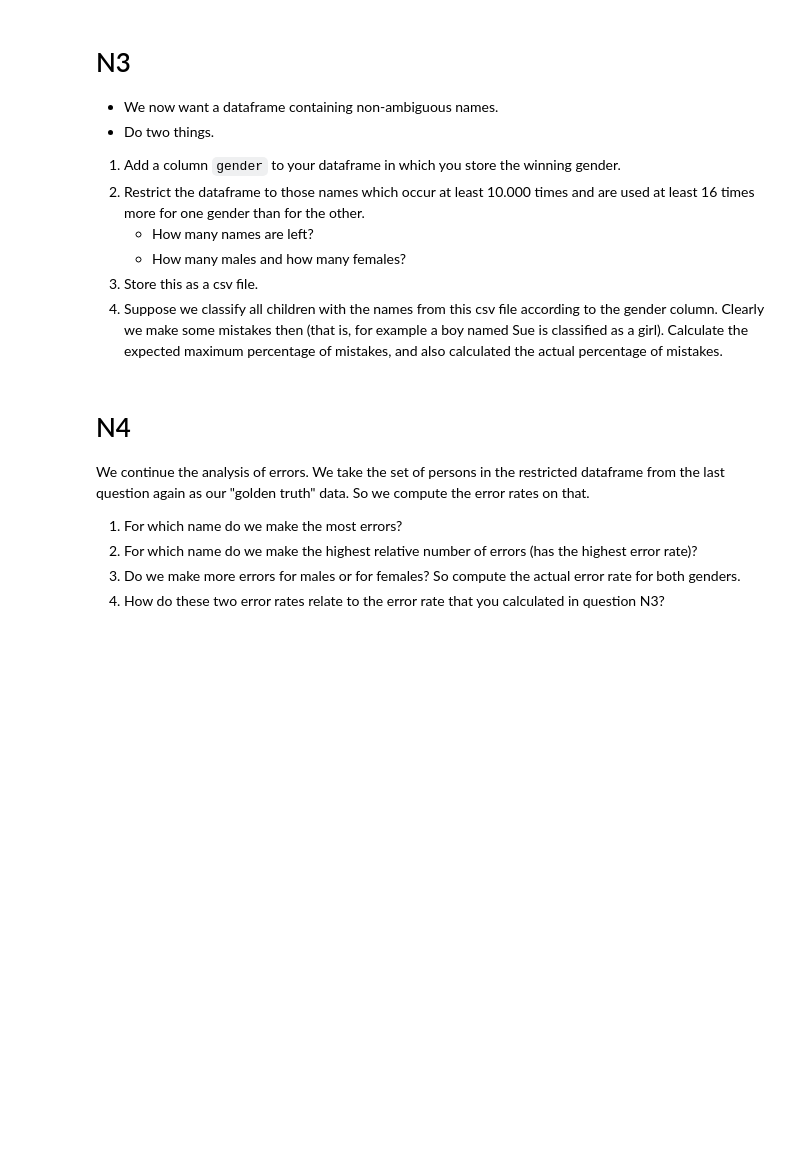
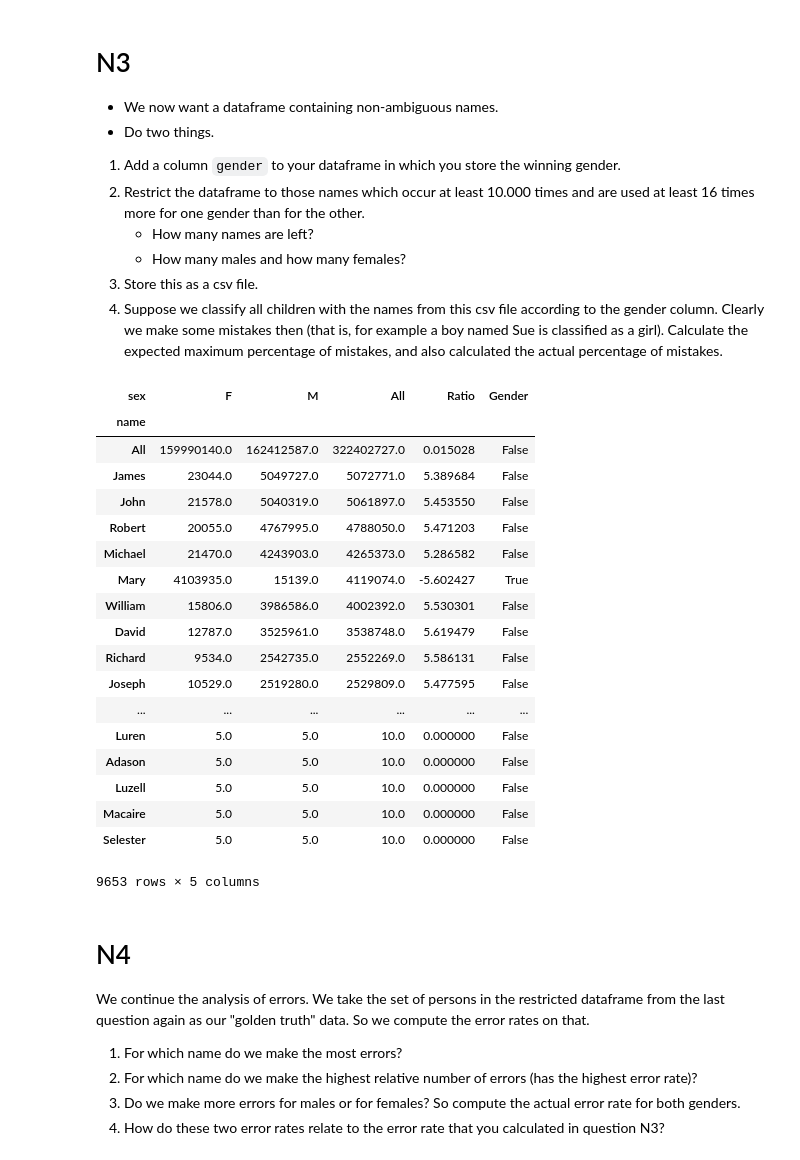
Before and after one commit to JoepStraatman/datascience, a Jupyter notebook: Assignment3-2018.ipynb, the cells around one changed output. Saved outputs shown, nothing was run; the diff lists cells and outputs as text; code cells hidden in the pictures; blank space fills up the shorter version.

```diff
--- a/Assignment3-2018.ipynb
+++ b/Assignment3-2018.ipynb
@@ -529,6 +582,31 @@ print (finalframe)
     * How many males and how many females?
 3. Store this as a csv file.
 3. Suppose we classify all children with the names from this csv file according to the gender column. Clearly we make some mistakes then (that is, for example  a boy named Sue is classified as a girl). Calculate the expected maximum percentage of mistakes, and also calculated the actual percentage of mistakes.
+# %%
+alle['Gender'] = alle['F'] > alle['M']
+alle
+#alle['Gender'] = alle('Female').where(alle['F'] < alle['M'])
+#alle
+# %% [output]
+| sex | F | M | All | Ratio | Gender |
+| name |  |  |  |  |  |
+| All | 159990140.0 | 162412587.0 | 322402727.0 | 0.015028 | False |
+| James | 23044.0 | 5049727.0 | 5072771.0 | 5.389684 | False |
+| John | 21578.0 | 5040319.0 | 5061897.0 | 5.453550 | False |
+| Robert | 20055.0 | 4767995.0 | 4788050.0 | 5.471203 | False |
+| Michael | 21470.0 | 4243903.0 | 4265373.0 | 5.286582 | False |
+| Mary | 4103935.0 | 15139.0 | 4119074.0 | -5.602427 | True |
+| William | 15806.0 | 3986586.0 | 4002392.0 | 5.530301 | False |
+| David | 12787.0 | 3525961.0 | 3538748.0 | 5.619479 | False |
+| Richard | 9534.0 | 2542735.0 | 2552269.0 | 5.586131 | False |
+| Joseph | 10529.0 | 2519280.0 | 2529809.0 | 5.477595 | False |
+| ... | ... | ... | ... | ... | ... |
+| Luren | 5.0 | 5.0 | 10.0 | 0.000000 | False |
+| Adason | 5.0 | 5.0 | 10.0 | 0.000000 | False |
+| Luzell | 5.0 | 5.0 | 10.0 | 0.000000 | False |
+| Macaire | 5.0 | 5.0 | 10.0 | 0.000000 | False |
+| Selester | 5.0 | 5.0 | 10.0 | 0.000000 | False |
+9653 rows × 5 columns
 # %% [markdown]
 # N4
 
```
Also changed, not shown: parts of 4 cells of this notebook.
